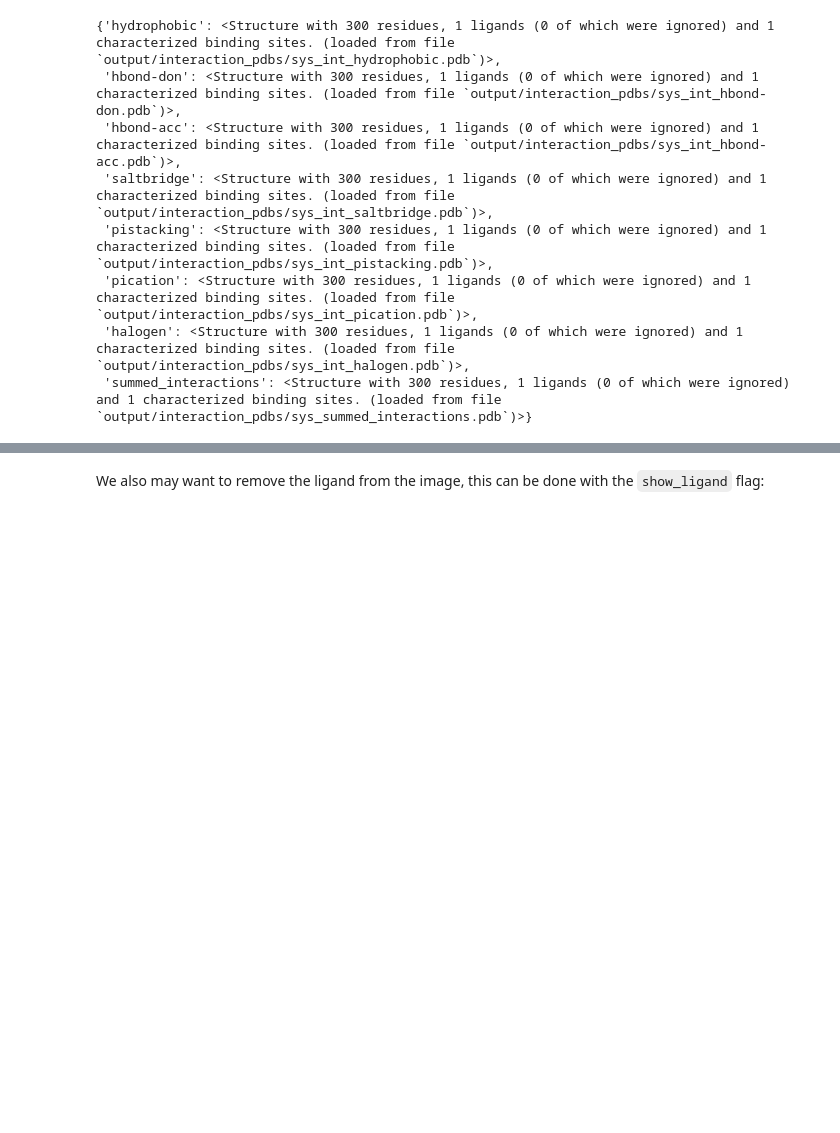
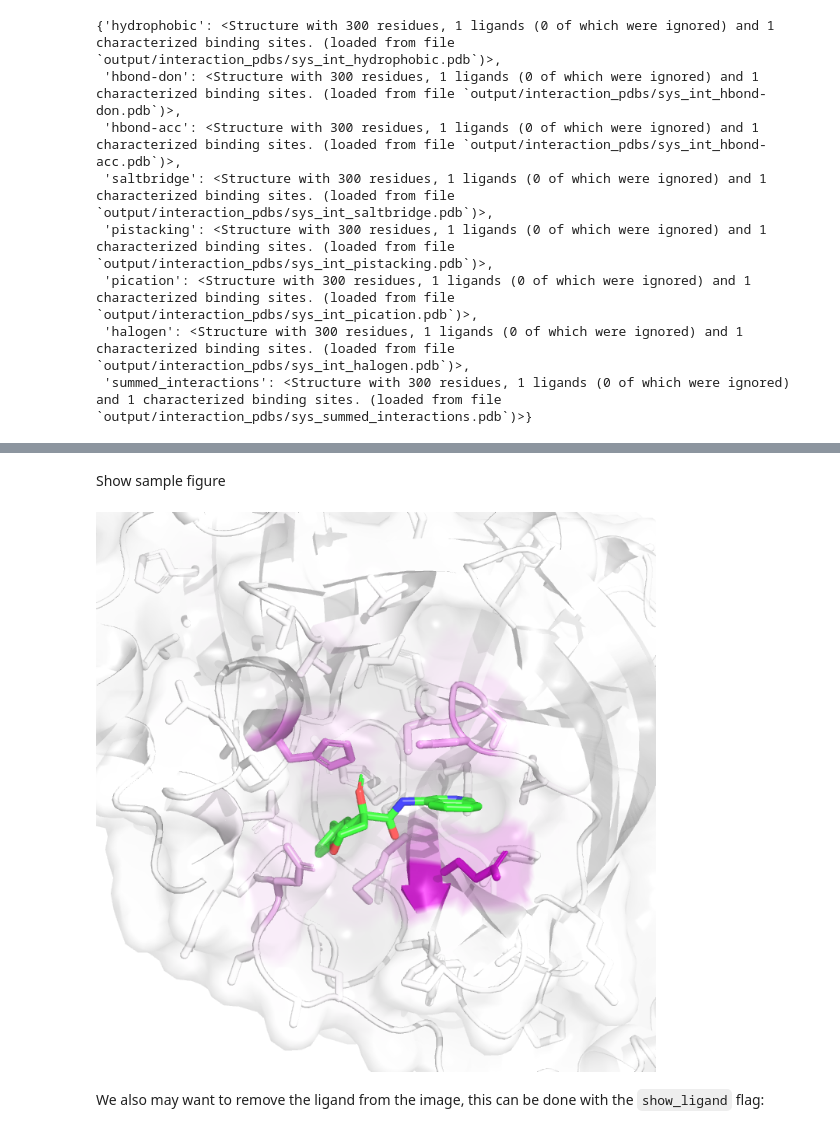
Before and after one commit to volkamerlab/plipify, a Jupyter notebook: projects/01/fragalysis.ipynb, the cells around one changed output, grey strips where cells are left out. Cells and saved outputs as stored; diff of their text form; code cells hidden in the pictures; blank space fills up the shorter version.

Commit message:
adapted columns added during nglview,and added imaged for pymol in nb

```diff
--- a/projects/01/fragalysis.ipynb
+++ b/projects/01/fragalysis.ipynb
@@ -496,5 +576,12 @@ PyMOL>viewport 720,720
 Rendering PyMol image...
 Image created! Saving to output/summed_interactions_pymol_image.png
+# %% [markdown]
+Show sample figure
+# %%
+from IPython.display import Image
+Image(filename='output/summed_interactions_pymol_image.png')
+# %% [output]
+[figure, added]
 # %% [markdown]
 We also may want to remove the ligand from the image, this can be done with the `show_ligand` flag:
 # %%
```
Also changed, not shown: parts of 27 cells of this notebook.
